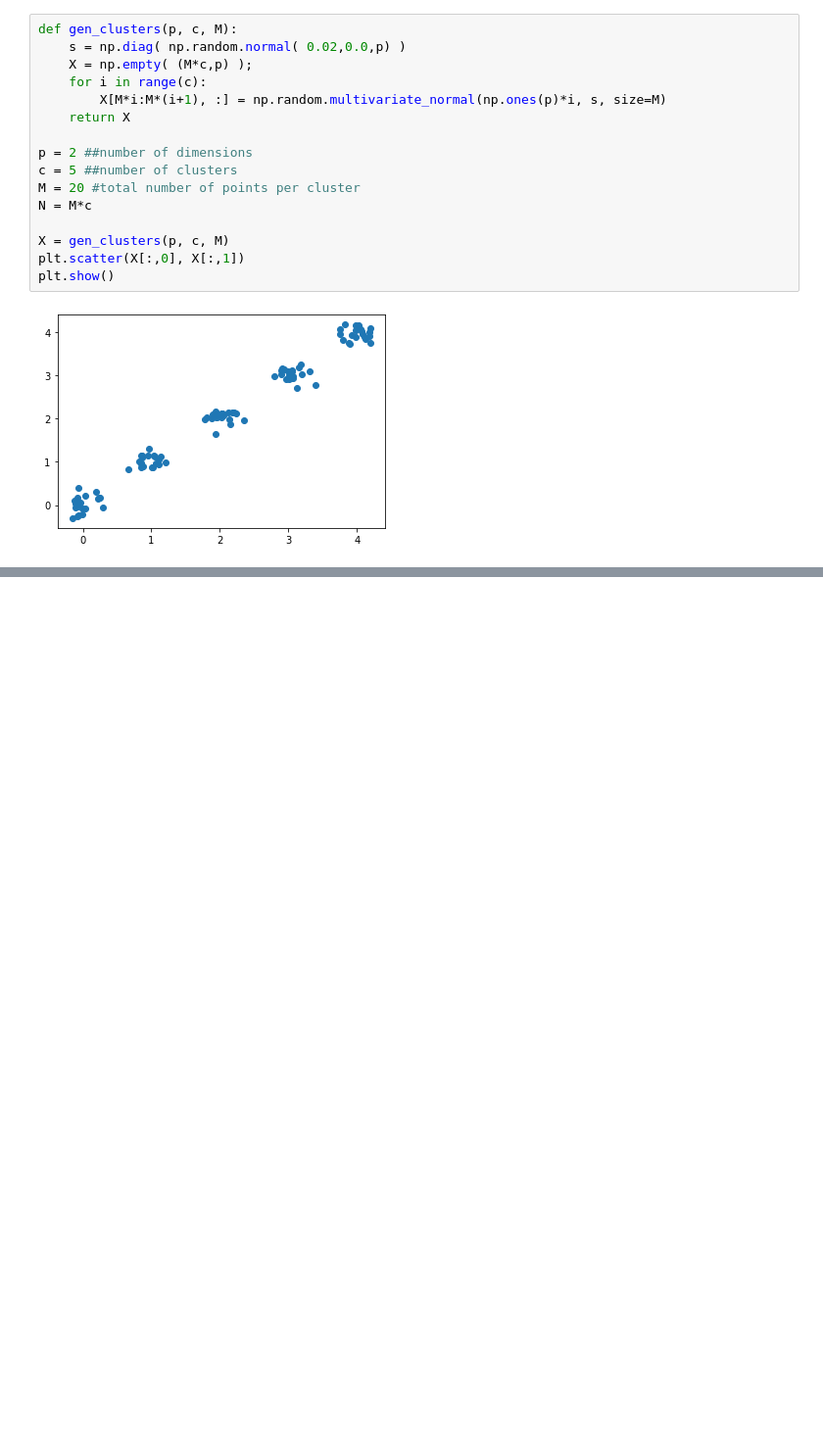
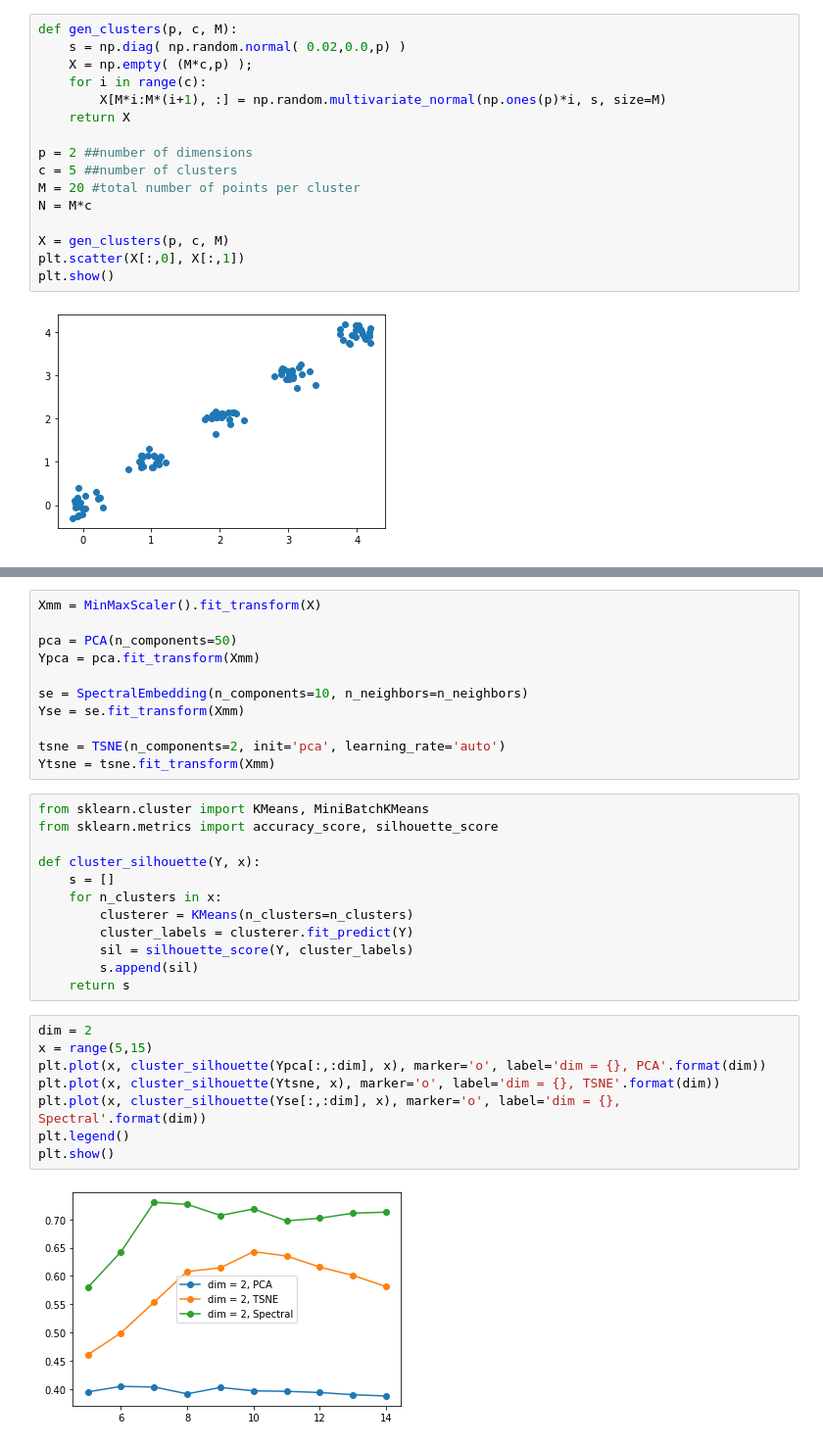
Before and after one commit to rudyarthur/ML-Notes, a Jupyter notebook: Dimensional Reduction.ipynb, the cells around one changed output, grey strips where cells are left out. Shown at 98% size. Saved outputs shown, nothing was run; the diff lists cells and outputs as text; blank space fills up the shorter version.

```diff
--- a/Dimensional Reduction.ipynb
+++ b/Dimensional Reduction.ipynb
@@ -451,0 +509,33 @@ Note this is a log-log scale. PCA is an order of magnitude faster than LLE or Sp
+# %%
+Xmm = MinMaxScaler().fit_transform(X)
+
+pca = PCA(n_components=50)
+Ypca = pca.fit_transform(Xmm)
+
+se = SpectralEmbedding(n_components=10, n_neighbors=n_neighbors)
+Yse = se.fit_transform(Xmm)
+
+tsne = TSNE(n_components=2, init='pca', learning_rate='auto')
+Ytsne = tsne.fit_transform(Xmm)
+# %%
+from sklearn.cluster import KMeans, MiniBatchKMeans
+from sklearn.metrics import accuracy_score, silhouette_score
+
+def cluster_silhouette(Y, x):
+    s = []
+    for n_clusters in x:
+        clusterer = KMeans(n_clusters=n_clusters)
+        cluster_labels = clusterer.fit_predict(Y)
+        sil = silhouette_score(Y, cluster_labels)
+        s.append(sil)
+    return s
+# %%
+dim = 2
+x = range(5,15)
+plt.plot(x, cluster_silhouette(Ypca[:,:dim], x), marker='o', label='dim = {}, PCA'.format(dim))
+plt.plot(x, cluster_silhouette(Ytsne, x), marker='o', label='dim = {}, TSNE'.format(dim))
+plt.plot(x, cluster_silhouette(Yse[:,:dim], x), marker='o', label='dim = {}, Spectral'.format(dim))
+plt.legend()
+plt.show()
+# %% [output]
+[figure, added]
```
Also changed, not shown: parts of 12 cells of this notebook.
